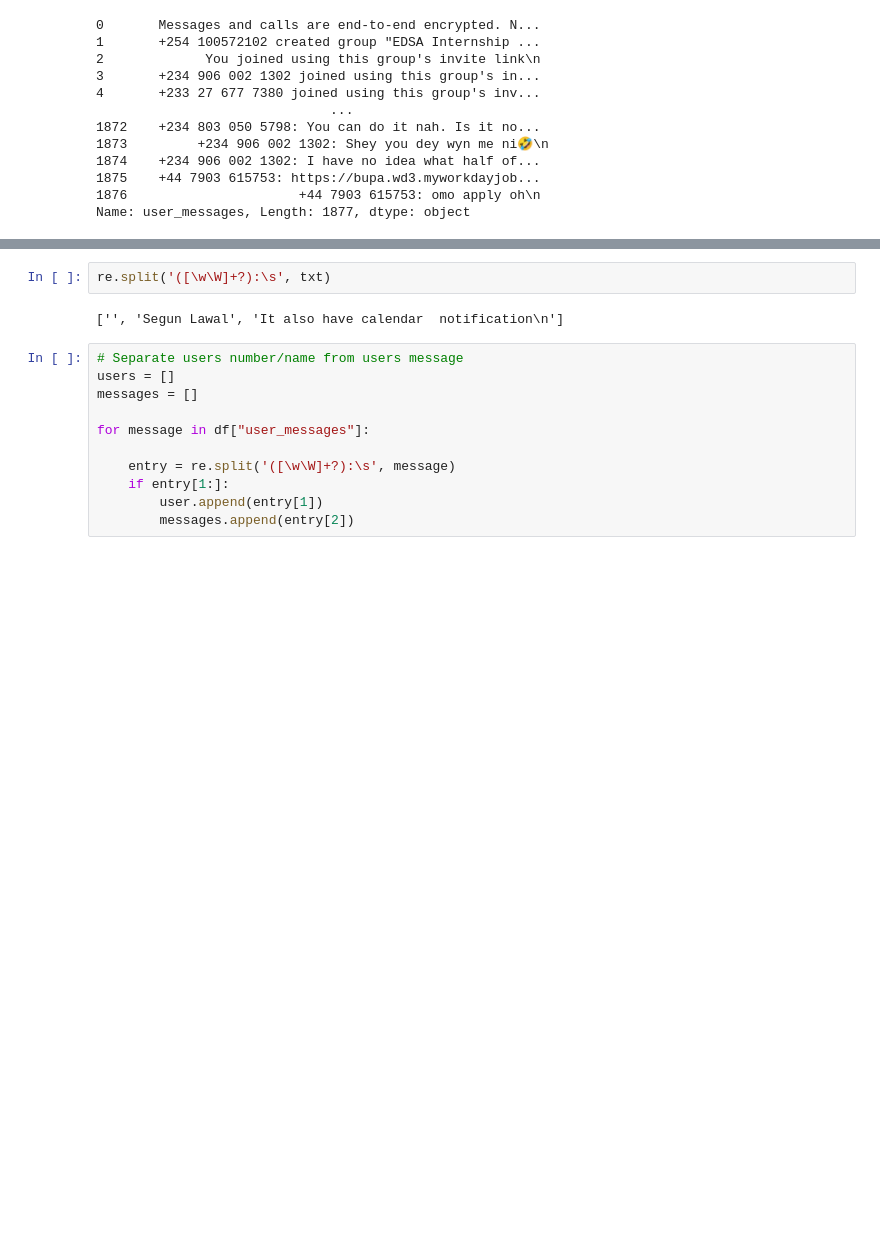
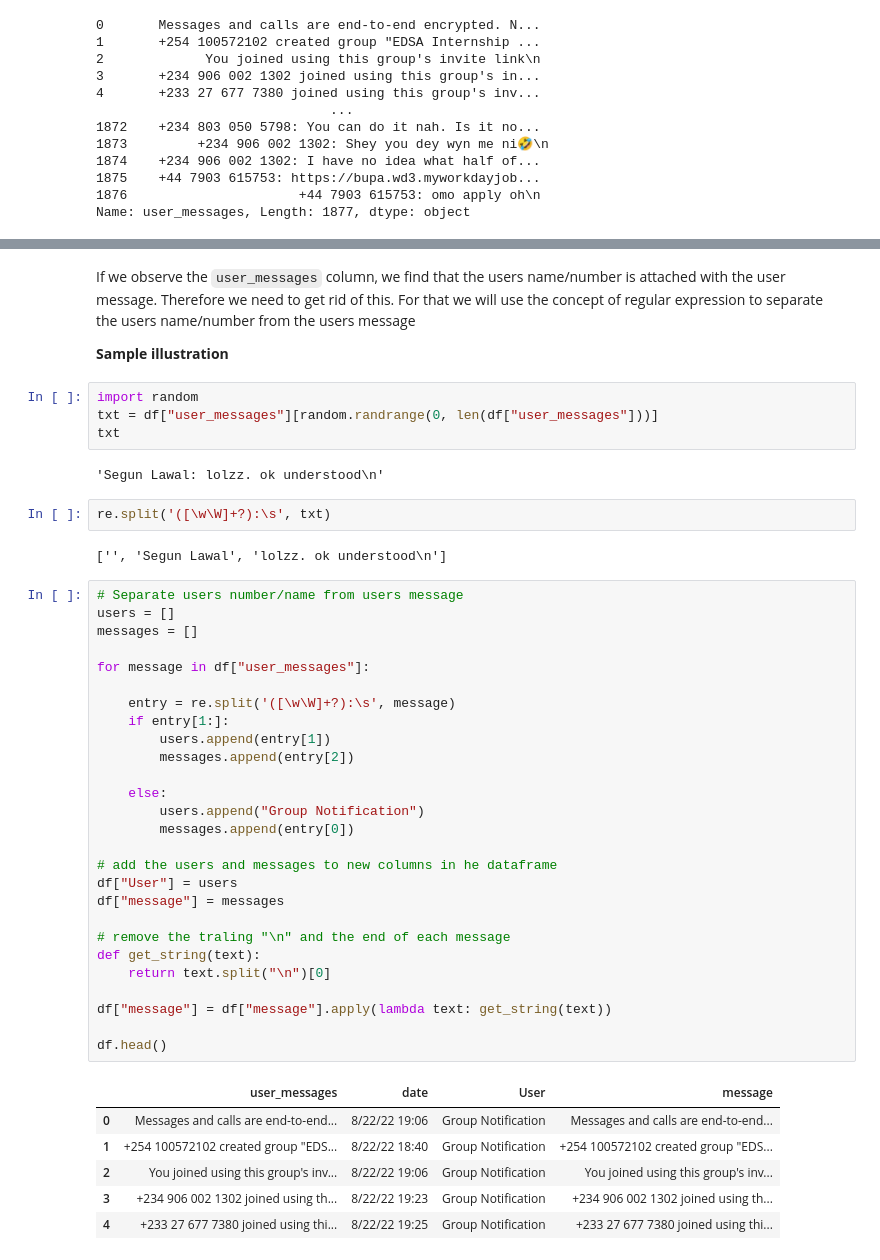
Before and after one commit to lawalsegun2025/whatsapp_chat_analyzer, a Jupyter notebook: whatsapp_chat_analysis.ipynb, the cells around one changed output, grey strips where cells are left out. Cells and saved outputs as stored; diff of their text form; blank space fills up the shorter version.

```diff
--- a/whatsapp_chat_analysis.ipynb
+++ b/whatsapp_chat_analysis.ipynb
@@ -202,15 +194,48 @@ txt
-# %%
-re.split('([\w\W]+?):\s', txt)
-# %% [output]
-['', 'Segun Lawal', 'It also have calendar  notification\n']
-# %%
-# Separate users number/name from users message
-users = []
-messages = []
-
-for message in df["user_messages"]:
-
-    entry = re.split('([\w\W]+?):\s', message)
-    if entry[1:]:
-        user.append(entry[1])
-        messages.append(entry[2])
+# %% [markdown]
+If we observe the `user_messages` column, we find that the users name/number is attached with the user message. Therefore we need to get rid of this. For that we will use the concept of regular expression to separate the users name/number from the users message
+
+**Sample illustration**
+# %%
+import random
+txt = df["user_messages"][random.randrange(0, len(df["user_messages"]))]
+txt
+# %% [output]
+'Segun Lawal: lolzz. ok understood\n'
+# %%
+re.split('([\w\W]+?):\s', txt)
+# %% [output]
+['', 'Segun Lawal', 'lolzz. ok understood\n']
+# %%
+# Separate users number/name from users message
+users = []
+messages = []
+
+for message in df["user_messages"]:
+
+    entry = re.split('([\w\W]+?):\s', message)
+    if entry[1:]:
+        users.append(entry[1])
+        messages.append(entry[2])
+
+    else:
+        users.append("Group Notification")
+        messages.append(entry[0])
+
+# add the users and messages to new columns in he dataframe
+df["User"] = users
+df["message"] = messages
+
+# remove the traling "\n" and the end of each message
+def get_string(text):
+    return text.split("\n")[0]
+
+df["message"] = df["message"].apply(lambda text: get_string(text))
+
+df.head()
+# %% [output]
+|  | user_messages | date | User | message |
+| 0 | Messages and calls are end-to-end... | 8/22/22 19:06 | Group Notification | Messages and calls are end-to-end... |
+| 1 | +254 100572102 created group "EDS... | 8/22/22 18:40 | Group Notification | +254 100572102 created group "EDS... |
+| 2 | You joined using this group's inv... | 8/22/22 19:06 | Group Notification | You joined using this group's inv... |
+| 3 | +234 906 002 1302 joined using th... | 8/22/22 19:23 | Group Notification | +234 906 002 1302 joined using th... |
+| 4 | +233 27 677 7380 joined using thi... | 8/22/22 19:25 | Group Notification | +233 27 677 7380 joined using thi... |
```
Also changed, not shown: parts of 5 cells of this notebook.
